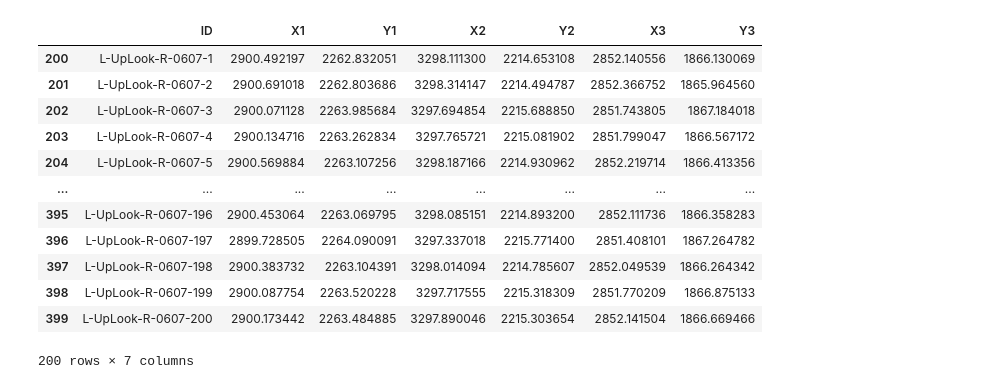
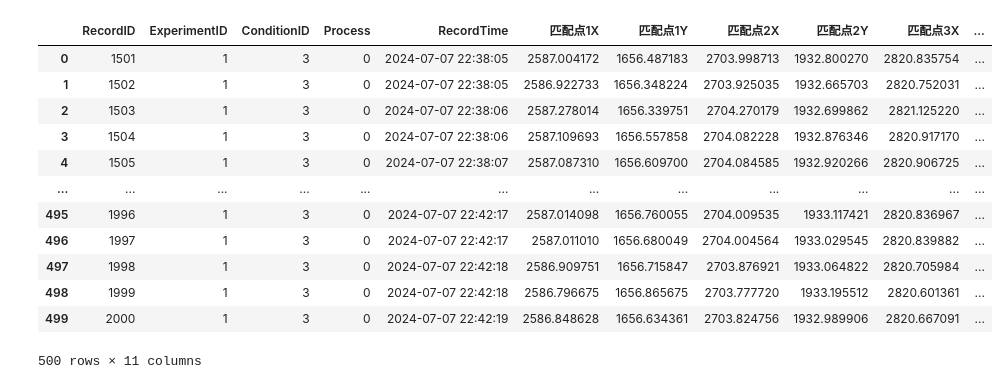
Before and after one commit to 1998-ydd/DataCode, a Jupyter notebook: 数据库访问代码.ipynb, the cells around one changed output. Drawn from its saved outputs; the diff is of its cells as text; code cells hidden in the pictures.

```diff
--- a/数据库访问代码.ipynb
+++ b/数据库访问代码.ipynb
@@ -50,24 +53,22 @@ rightuplook3p
 # %%
 # 从数据库中读取名为leftuplook3p的表
-df_all = pd.read_sql('SELECT * FROM leftuplook3p', db_connection)
+df_all = pd.read_sql('SELECT * FROM datarecords WHERE ExperimentID = 1 and ConditionID = 3', db_connection)
 
-# 筛选出ID字段中包含0607的行
-df_R_0607 = df_all[df_all['ID'].str.contains('R-0607')]
-df_R_0607
+df_all
 # %% [output]
-|  | ID | X1 | Y1 | X2 | Y2 | X3 | Y3 |
-| 200 | L-UpLook-R-0607-1 | 2900.492197 | 2262.832051 | 3298.111300 | 2214.653108 | 2852.140556 | 1866.130069 |
-| 201 | L-UpLook-R-0607-2 | 2900.691018 | 2262.803686 | 3298.314147 | 2214.494787 | 2852.366752 | 1865.964560 |
-| 202 | L-UpLook-R-0607-3 | 2900.071128 | 2263.985684 | 3297.694854 | 2215.688850 | 2851.743805 | 1867.184018 |
-| 203 | L-UpLook-R-0607-4 | 2900.134716 | 2263.262834 | 3297.765721 | 2215.081902 | 2851.799047 | 1866.567172 |
-| 204 | L-UpLook-R-0607-5 | 2900.569884 | 2263.107256 | 3298.187166 | 2214.930962 | 2852.219714 | 1866.413356 |
-| ... | ... | ... | ... | ... | ... | ... | ... |
-| 395 | L-UpLook-R-0607-196 | 2900.453064 | 2263.069795 | 3298.085151 | 2214.893200 | 2852.111736 | 1866.358283 |
-| 396 | L-UpLook-R-0607-197 | 2899.728505 | 2264.090091 | 3297.337018 | 2215.771400 | 2851.408101 | 1867.264782 |
-| 397 | L-UpLook-R-0607-198 | 2900.383732 | 2263.104391 | 3298.014094 | 2214.785607 | 2852.049539 | 1866.264342 |
-| 398 | L-UpLook-R-0607-199 | 2900.087754 | 2263.520228 | 3297.717555 | 2215.318309 | 2851.770209 | 1866.875133 |
-| 399 | L-UpLook-R-0607-200 | 2900.173442 | 2263.484885 | 3297.890046 | 2215.303654 | 2852.141504 | 1866.669466 |
+|  | RecordID | ExperimentID | ConditionID | Process | RecordTime | 匹配点1X | 匹配点1Y | 匹配点2X | 匹配点2Y | 匹配点3X | ... |
+| 0 | 1501 | 1 | 3 | 0 | 2024-07-07 22:38:05 | 2587.004172 | 1656.487183 | 2703.998713 | 1932.800270 | 2820.835754 | ... |
+| 1 | 1502 | 1 | 3 | 0 | 2024-07-07 22:38:05 | 2586.922733 | 1656.348224 | 2703.925035 | 1932.665703 | 2820.752031 | ... |
+| 2 | 1503 | 1 | 3 | 0 | 2024-07-07 22:38:06 | 2587.278014 | 1656.339751 | 2704.270179 | 1932.699862 | 2821.125220 | ... |
+| 3 | 1504 | 1 | 3 | 0 | 2024-07-07 22:38:06 | 2587.109693 | 1656.557858 | 2704.082228 | 1932.876346 | 2820.917170 | ... |
+| 4 | 1505 | 1 | 3 | 0 | 2024-07-07 22:38:07 | 2587.087310 | 1656.609700 | 2704.084585 | 1932.920266 | 2820.906725 | ... |
+| ... | ... | ... | ... | ... | ... | ... | ... | ... | ... | ... | ... |
+| 495 | 1996 | 1 | 3 | 0 | 2024-07-07 22:42:17 | 2587.014098 | 1656.760055 | 2704.009535 | 1933.117421 | 2820.836967 | ... |
+| 496 | 1997 | 1 | 3 | 0 | 2024-07-07 22:42:17 | 2587.011010 | 1656.680049 | 2704.004564 | 1933.029545 | 2820.839882 | ... |
+| 497 | 1998 | 1 | 3 | 0 | 2024-07-07 22:42:18 | 2586.909751 | 1656.715847 | 2703.876921 | 1933.064822 | 2820.705984 | ... |
+| 498 | 1999 | 1 | 3 | 0 | 2024-07-07 22:42:18 | 2586.796675 | 1656.865675 | 2703.777720 | 1933.195512 | 2820.601361 | ... |
+| 499 | 2000 | 1 | 3 | 0 | 2024-07-07 22:42:19 | 2586.848628 | 1656.634361 | 2703.824756 | 1932.989906 | 2820.667091 | ... |
-200 rows × 7 columns
+500 rows × 11 columns
 # %%
 df = df_R_0607.copy()
 # %%
```
Also changed, not shown: parts of 1 cell of this notebook, 2 other files.
